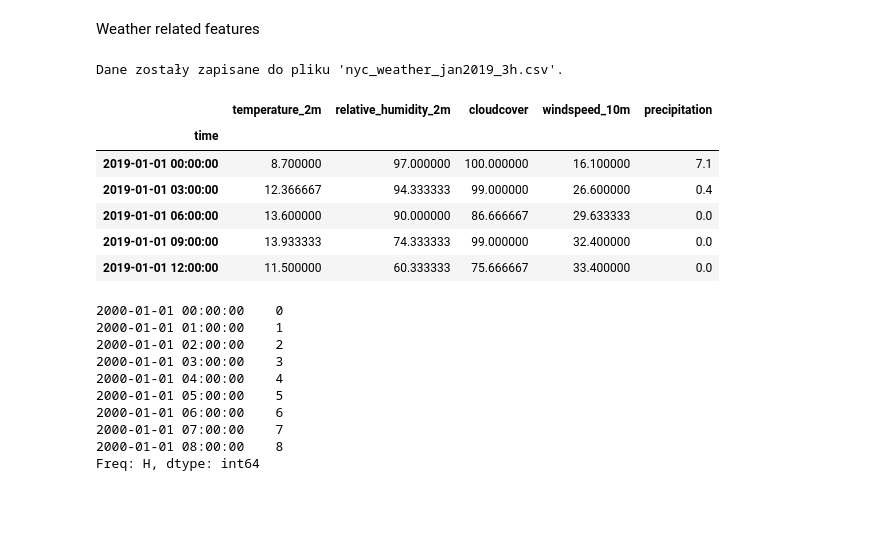
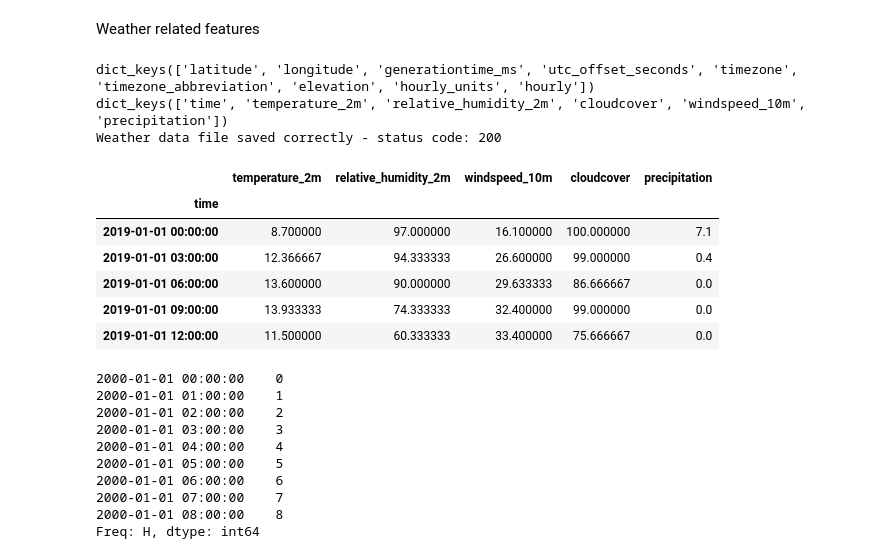
Before and after one commit to getpeped/Projects, a Jupyter notebook: yellow_taxi_trip_records/module3.ipynb, the cells around one changed output. Drawn from its saved outputs; the diff is of its cells as text; code cells hidden in the pictures; blank space fills up the shorter version.

```diff
--- a/yellow_taxi_trip_records/module3.ipynb
+++ b/yellow_taxi_trip_records/module3.ipynb
@@ -153,50 +153,52 @@ Weather related features
 # %%
 import requests
 import pandas as pd
 
-# Parametry zapytania
 params = {
     'latitude': 40.7128,
     'longitude': -74.0060,
     'start_date': '2019-01-01',
     'end_date': '2019-01-31',
     'hourly': 'temperature_2m,relative_humidity_2m,cloudcover,windspeed_10m,precipitation',
     'timezone': 'America/New_York'
 }
 
-# Wykonanie zapytania do API historycznego
 response = requests.get('https://archive-api.open-meteo.com/v1/archive', params=params)
+
+print(response.json().keys())
+print(response.json()['hourly'].keys())
 
 if response.status_code == 200:
     data = response.json()
-    df = pd.DataFrame(data['hourly'])
+    df = pd.DataFrame(data['hourly'], columns=['time', 'temperature_2m', 'relative_humidity_2m', 'windspeed_10m', 'cloudcover', 'precipitation'])
     df['time'] = pd.to_datetime(df['time'])
     df.set_index('time', inplace=True)
-
-    df_3h = df.resample('3H').agg({
+    df_3H = df.resample('3H').agg({
         'temperature_2m': 'mean',
         'relative_humidity_2m': 'mean',
+        'windspeed_10m': 'mean',
         'cloudcover': 'mean',
-        'windspeed_10m': 'mean',
         'precipitation': 'sum'
     })
 
-    df_3h.to_csv('data/nyc_weather_jan2019_3h.csv')
-    print("Dane zostały zapisane do pliku 'nyc_weather_jan2019_3h.csv'.")
+    df_3H.to_csv('data/nyc_weather_no_missing values.csv')
+    print(f'Weather data file saved correctly - status code: {response.status_code}')
+
 else:
-    print(f"Błąd podczas pobierania danych: {response.status_code}")
+    print(f'Something went wrong - status code: {response.status_code}')
 
-
-df_3h.head()
+df_3H.head()
 # %% [output]
-Dane zostały zapisane do pliku 'nyc_weather_jan2019_3h.csv'.
+dict_keys(['latitude', 'longitude', 'generationtime_ms', 'utc_offset_seconds', 'timezone', 'timezone_abbreviation', 'elevation', 'hourly_units', 'hourly'])
+dict_keys(['time', 'temperature_2m', 'relative_humidity_2m', 'cloudcover', 'windspeed_10m', 'precipitation'])
+Weather data file saved correctly - status code: 200
-|  | temperature_2m | relative_humidity_2m | cloudcover | windspeed_10m | precipitation |
+|  | temperature_2m | relative_humidity_2m | windspeed_10m | cloudcover | precipitation |
 | time |  |  |  |  |  |
-| 2019-01-01 00:00:00 | 8.700000 | 97.000000 | 100.000000 | 16.100000 | 7.1 |
-| 2019-01-01 03:00:00 | 12.366667 | 94.333333 | 99.000000 | 26.600000 | 0.4 |
-| 2019-01-01 06:00:00 | 13.600000 | 90.000000 | 86.666667 | 29.633333 | 0.0 |
-| 2019-01-01 09:00:00 | 13.933333 | 74.333333 | 99.000000 | 32.400000 | 0.0 |
-| 2019-01-01 12:00:00 | 11.500000 | 60.333333 | 75.666667 | 33.400000 | 0.0 |
+| 2019-01-01 00:00:00 | 8.700000 | 97.000000 | 16.100000 | 100.000000 | 7.1 |
+| 2019-01-01 03:00:00 | 12.366667 | 94.333333 | 26.600000 | 99.000000 | 0.4 |
+| 2019-01-01 06:00:00 | 13.600000 | 90.000000 | 29.633333 | 86.666667 | 0.0 |
+| 2019-01-01 09:00:00 | 13.933333 | 74.333333 | 32.400000 | 99.000000 | 0.0 |
+| 2019-01-01 12:00:00 | 11.500000 | 60.333333 | 33.400000 | 75.666667 | 0.0 |
 # %%
 index = pd.date_range('1/1/2000', periods=9, freq='H')
 series = pd.Series(range(9), index=index)
```
Also changed, not shown: parts of 10 cells of this notebook, 1 other file.
